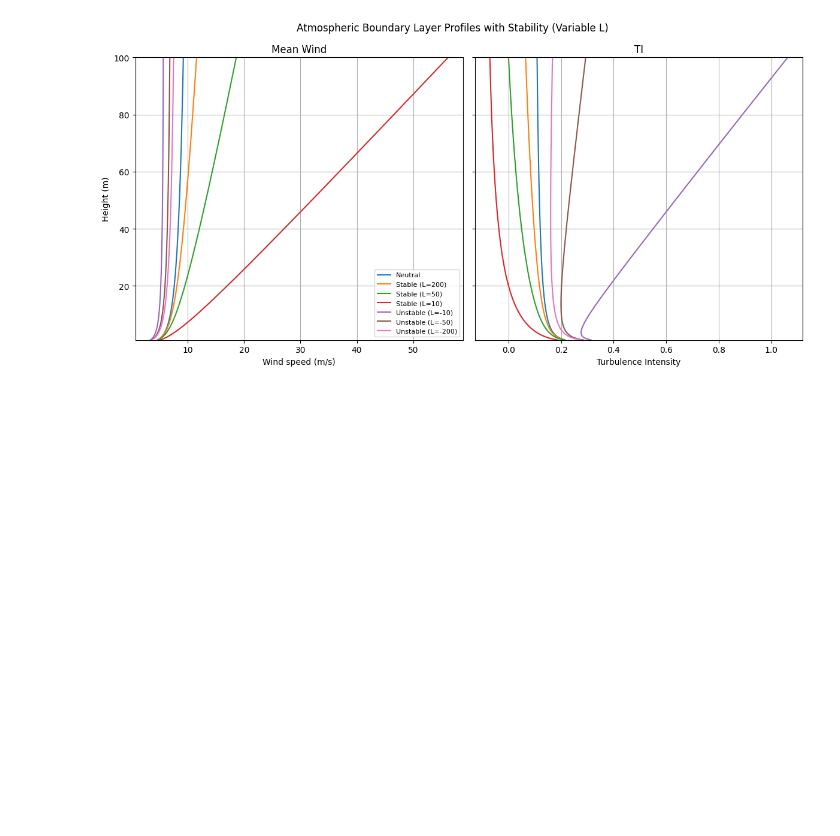
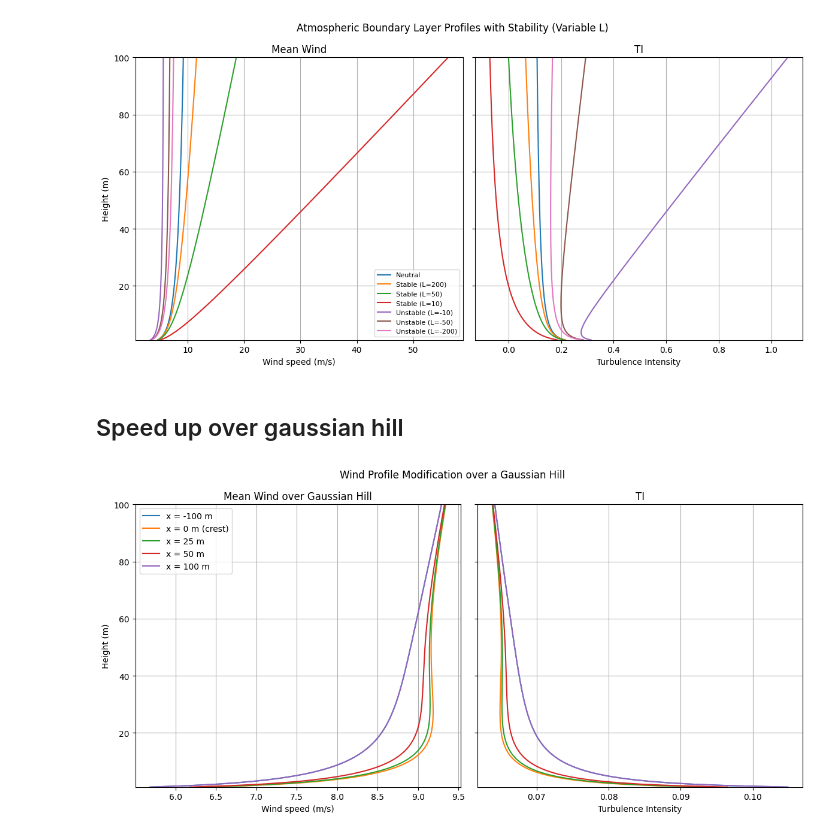
Before and after one commit to JacobManniche/Bachelor_legeplads, a Jupyter notebook: wind profile 2D.ipynb, the cells around one changed output. Drawn from its saved outputs; the diff is of its cells as text; code cells hidden in the pictures; blank space fills up the shorter version.

Commit message:
WP2D hill demo

```diff
--- a/wind profile 2D.ipynb
+++ b/wind profile 2D.ipynb
@@ -329,3 +329,78 @@ plt.tight_layout()
 plt.show()
 # %% [output]
 [figure]
+# %% [markdown]
+## Speed up over gaussian hill
+# %%
+# constants
+kappa = 0.4
+Cmu = 0.09
+u_star = 0.4
+
+# terrain parameters
+H = 30          # hill height (m)
+sigma = 100     # hill width (m)
+alpha = 0.4     # speed-up strength
+
+# roughness
+z0 = 0.01
+
+# base log-law profile
+def U0(z, u_star, z0):
+    return (u_star / kappa) * np.log(z / z0)
+
+# Gaussian hill
+def hill(x):
+    return H * np.exp(-(x**2) / (2 * sigma**2))
+
+# modified wind profile over hill
+def U(x, z):
+    base = U0(z, u_star, z0)
+    speedup = 1 + alpha * (hill(x)/H) * np.exp(-z/H)
+    return base * speedup
+
+# turbulence intensity
+def TI(x, z):
+    k = (u_star**2) / np.sqrt(Cmu)
+    return np.sqrt((2/3)*k) / U(x, z)
+
+# domains
+z = np.linspace(1, 100, 200)
+
+# sample positions: upstream, crest, downstream
+x_positions = [-100, 0, 25, 50, 100]
+
+fig, ax = plt.subplots(1, 2, figsize=(12, 6), sharey=True)
+
+for x in x_positions:
+    U_vals = U(x, z)
+    TI_vals = TI(x, z)
+
+    label = f"x = {x} m"
+    if x == 0:
+        label += " (crest)"
+
+    ax[0].plot(U_vals, z, label=label)
+    ax[1].plot(TI_vals, z)
+
+# labels
+ax[0].set_xlabel("Wind speed (m/s)")
+ax[0].set_title("Mean Wind over Gaussian Hill")
+
+ax[1].set_xlabel("Turbulence Intensity")
+ax[1].set_title("TI")
+
+ax[0].set_ylabel("Height (m)")
+
+for a in ax:
+    a.grid(True)
+    a.set_ylim(1, 100)
+
+ax[0].legend()
+
+plt.suptitle("Wind Profile Modification over a Gaussian Hill")
+
+plt.tight_layout()
+plt.show()
+# %% [output]
+[figure, added]
```
